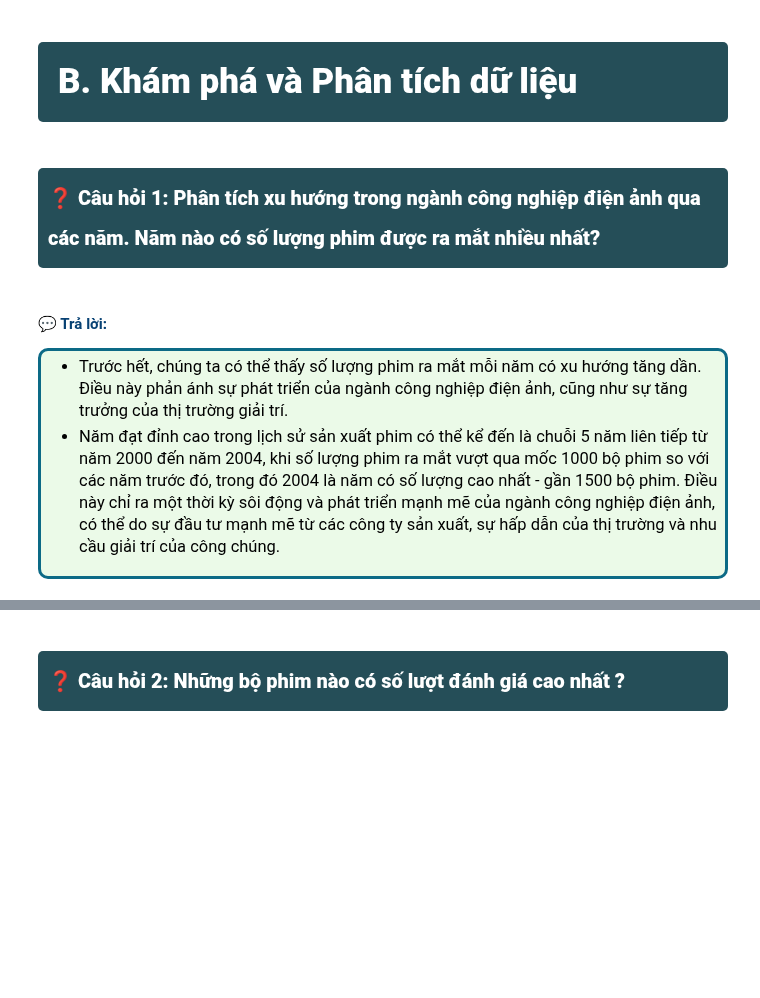
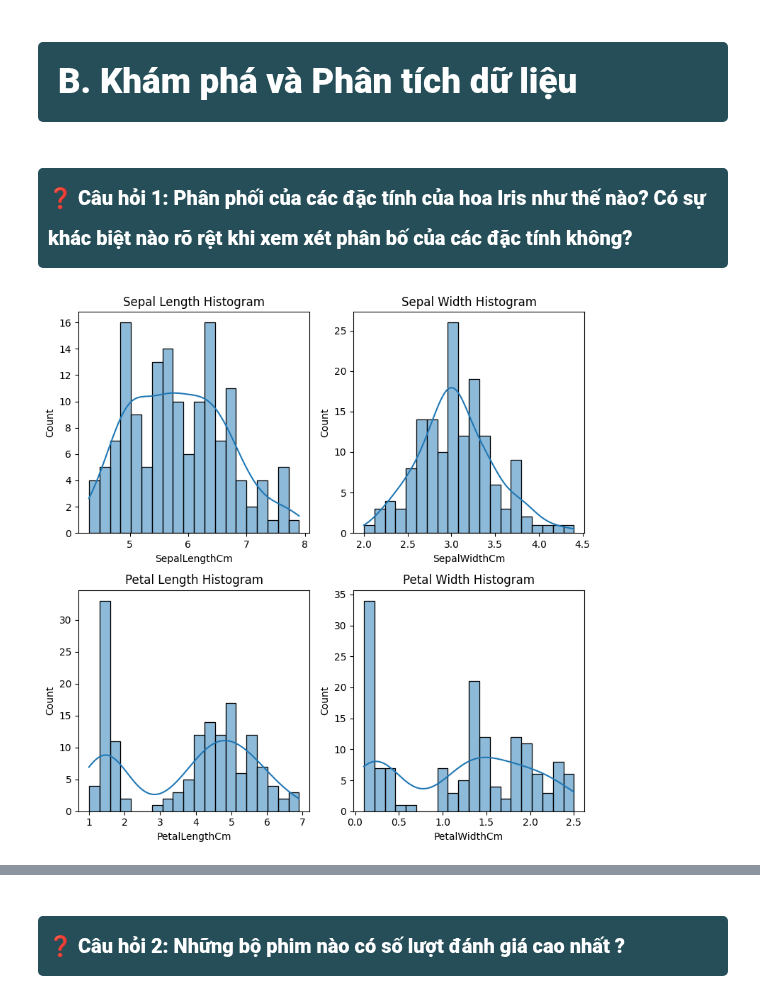
Before and after one commit to duongtruongbinh/Data-Visualization-Labs, a Jupyter notebook: Lab 3/Source/21127115_21127229_21127616.ipynb, the cells around one changed output, grey strips where cells are left out. Cells and saved outputs as stored; diff of their text form; code cells hidden in the pictures; blank space fills up the shorter version.

```diff
--- a/Lab 3/Source/21127115_21127229_21127616.ipynb
+++ b/Lab 3/Source/21127115_21127229_21127616.ipynb
@@ -132,10 +132,19 @@ Tập dữ liệu `Iris.csv` chứa 150 dòng và 5 cột, mỗi dòng tương
 # %% [markdown]
 # <div style="padding:20px;color:white;margin:0;font-size:35px;font-family:Verdana;text-align:left;display:fill;border-radius:5px;background-color:#254E58;overflow:hidden"><b>B. Khám phá và Phân tích dữ liệu</b></div>
 # %% [markdown]
-# <div style="padding:10px;color:white;margin:0;font-size:20px;font-family:Verdana;text-align:left;display:fill;border-radius:5px;background-color:#254E58;overflow:hidden"><b>❓ Câu hỏi 1: Phân tích xu hướng trong ngành công nghiệp điện ảnh qua các năm. Năm nào có số lượng phim được ra mắt nhiều nhất?</b></div>
+# <div style="padding:10px;color:white;margin:0;font-size:20px;font-family:Verdana;text-align:left;display:fill;border-radius:5px;background-color:#254E58;overflow:hidden"><b>❓ Câu hỏi 1: Phân phối của các đặc tính của hoa Iris như thế nào? Có sự khác biệt nào rõ rệt khi xem xét phân bố của các đặc tính không?</b></div>
-# %% [markdown]
-#### <span style='color:#074173'> 💬 Trả lời: </span>
-<div style="border-radius:10px;border:#0C6A86 solid;padding:5px;background-color:#ebfae8;font-size:110%;text-align:left;color:black">
-
-- Trước hết, chúng ta có thể thấy số lượng phim ra mắt mỗi năm có xu hướng tăng dần. Điều này phản ánh sự phát triển của ngành công nghiệp điện ảnh, cũng như sự tăng trưởng của thị trường giải trí.
-- Năm đạt đỉnh cao trong lịch sử sản xuất phim có thể kể đến là chuỗi 5 năm liên tiếp từ năm 2000 đến năm 2004, khi số lượng phim ra mắt vượt qua mốc 1000 bộ phim so với các năm trước đó, trong đó 2004 là năm có số lượng cao nhất - gần 1500 bộ phim. Điều này chỉ ra một thời kỳ sôi động và phát triển mạnh mẽ của ngành công nghiệp điện ảnh, có thể do sự đầu tư mạnh mẽ từ các công ty sản xuất, sự hấp dẫn của thị trường và nhu cầu giải trí của công chúng.
+# %%
+# Histogram of sepal length, sepal width, petal length, petal width
+fig, ax = plt.subplots(2, 2, figsize=(8, 8))
+sns.histplot(df['SepalLengthCm'], kde=True, ax=ax[0, 0], bins=20)
+ax[0, 0].set_title('Sepal Length Histogram')
+sns.histplot(df['SepalWidthCm'], kde=True, ax=ax[0, 1], bins=20)
+ax[0, 1].set_title('Sepal Width Histogram')
+sns.histplot(df['PetalLengthCm'], kde=True, ax=ax[1, 0], bins=20)
+ax[1, 0].set_title('Petal Length Histogram')
+sns.histplot(df['PetalWidthCm'], kde=True, ax=ax[1, 1], bins=20)
+ax[1, 1].set_title('Petal Width Histogram')
+plt.tight_layout()
+plt.show()
+# %% [output]
+[figure, added]
```
Also changed, not shown: parts of 1 cell of this notebook.
